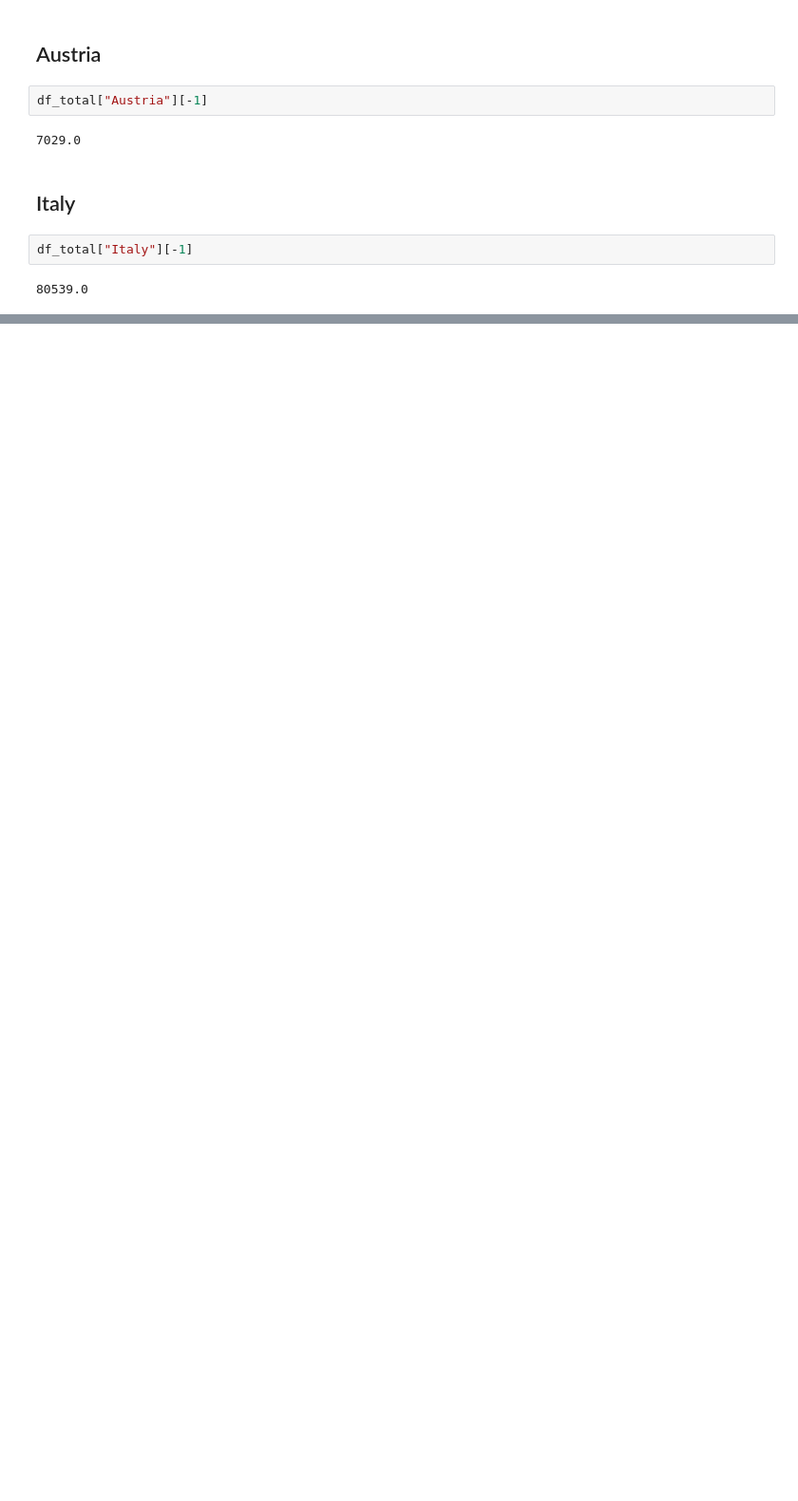
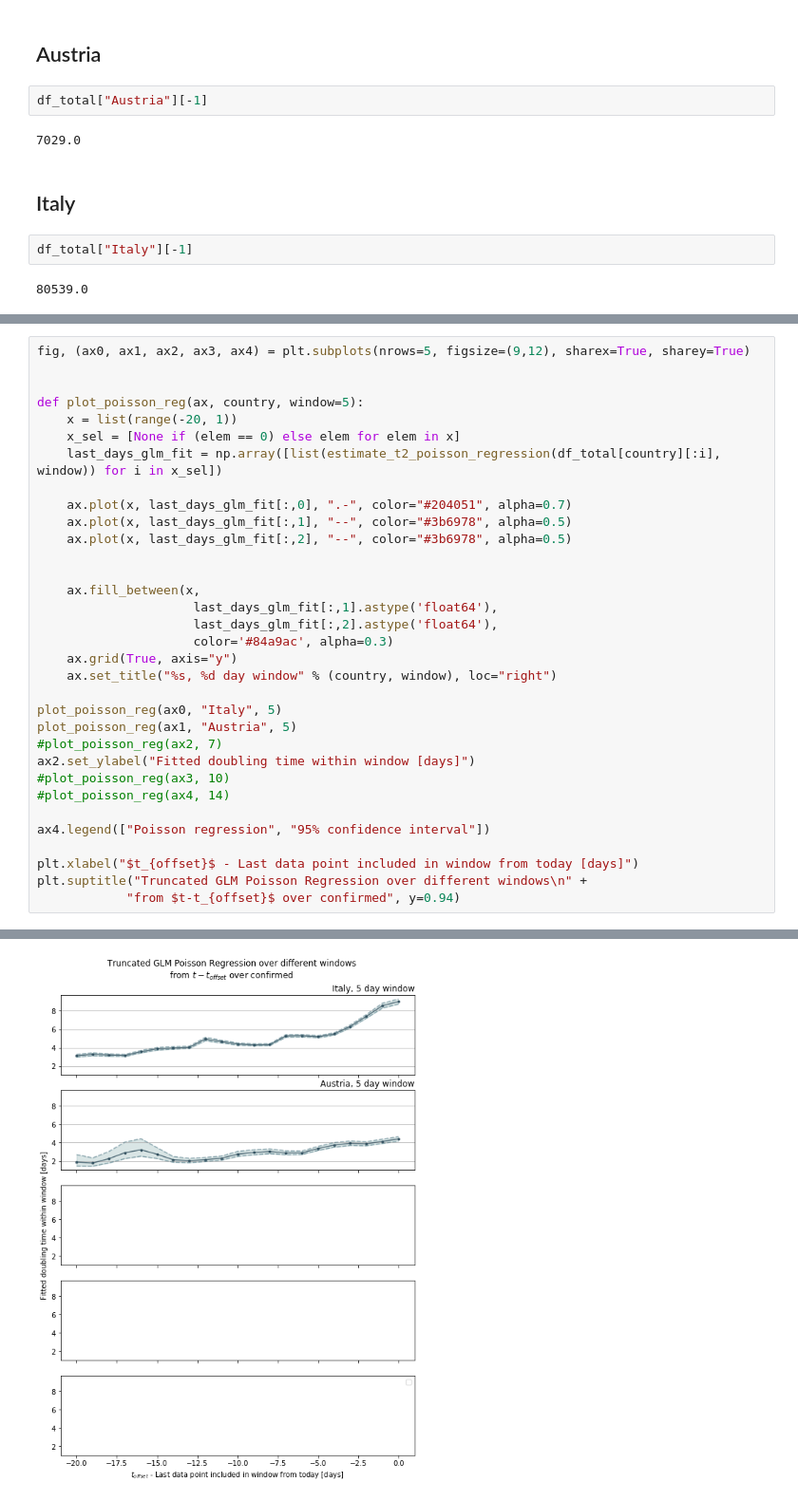
Before and after one commit to fvalka/covid19-austria-visualization, a Jupyter notebook: COVID-19 Daily Situation Report ECDC.ipynb, the cells around one changed output, grey strips where cells are left out. Shown at 95% size. Drawn from its saved outputs; the diff is of its cells as text; blank space fills up the shorter version.

```diff
--- a/COVID-19 Daily Situation Report ECDC.ipynb
+++ b/COVID-19 Daily Situation Report ECDC.ipynb
@@ -396,0 +399,34 @@ df_total["Italy"][-1]
+# %%
+fig, (ax0, ax1, ax2, ax3, ax4) = plt.subplots(nrows=5, figsize=(9,12), sharex=True, sharey=True)
+
+
+def plot_poisson_reg(ax, country, window=5):
+    x = list(range(-20, 1))
+    x_sel = [None if (elem == 0) else elem for elem in x]
+    last_days_glm_fit = np.array([list(estimate_t2_poisson_regression(df_total[country][:i], window)) for i in x_sel])
+
+    ax.plot(x, last_days_glm_fit[:,0], ".-", color="#204051", alpha=0.7)
+    ax.plot(x, last_days_glm_fit[:,1], "--", color="#3b6978", alpha=0.5)
+    ax.plot(x, last_days_glm_fit[:,2], "--", color="#3b6978", alpha=0.5)
+
+
+    ax.fill_between(x,
+                     last_days_glm_fit[:,1].astype('float64'),
+                     last_days_glm_fit[:,2].astype('float64'),
+                     color='#84a9ac', alpha=0.3)
+    ax.grid(True, axis="y")
+    ax.set_title("%s, %d day window" % (country, window), loc="right")
+
+plot_poisson_reg(ax0, "Italy", 5)
+plot_poisson_reg(ax1, "Austria", 5)
+#plot_poisson_reg(ax2, 7)
+ax2.set_ylabel("Fitted doubling time within window [days]")
+#plot_poisson_reg(ax3, 10)
+#plot_poisson_reg(ax4, 14)
+
+ax4.legend(["Poisson regression", "95% confidence interval"])
+
+plt.xlabel("$t_{offset}$ - Last data point included in window from today [days]")
+plt.suptitle("Truncated GLM Poisson Regression over different windows\n" +
+            "from $t-t_{offset}$ over confirmed", y=0.94)
+# %% [output]
@@ -396,0 +434 @@ df_total["Italy"][-1]
+[figure, added]
```
Also changed, not shown: parts of 9 cells of this notebook, 1 other file.
